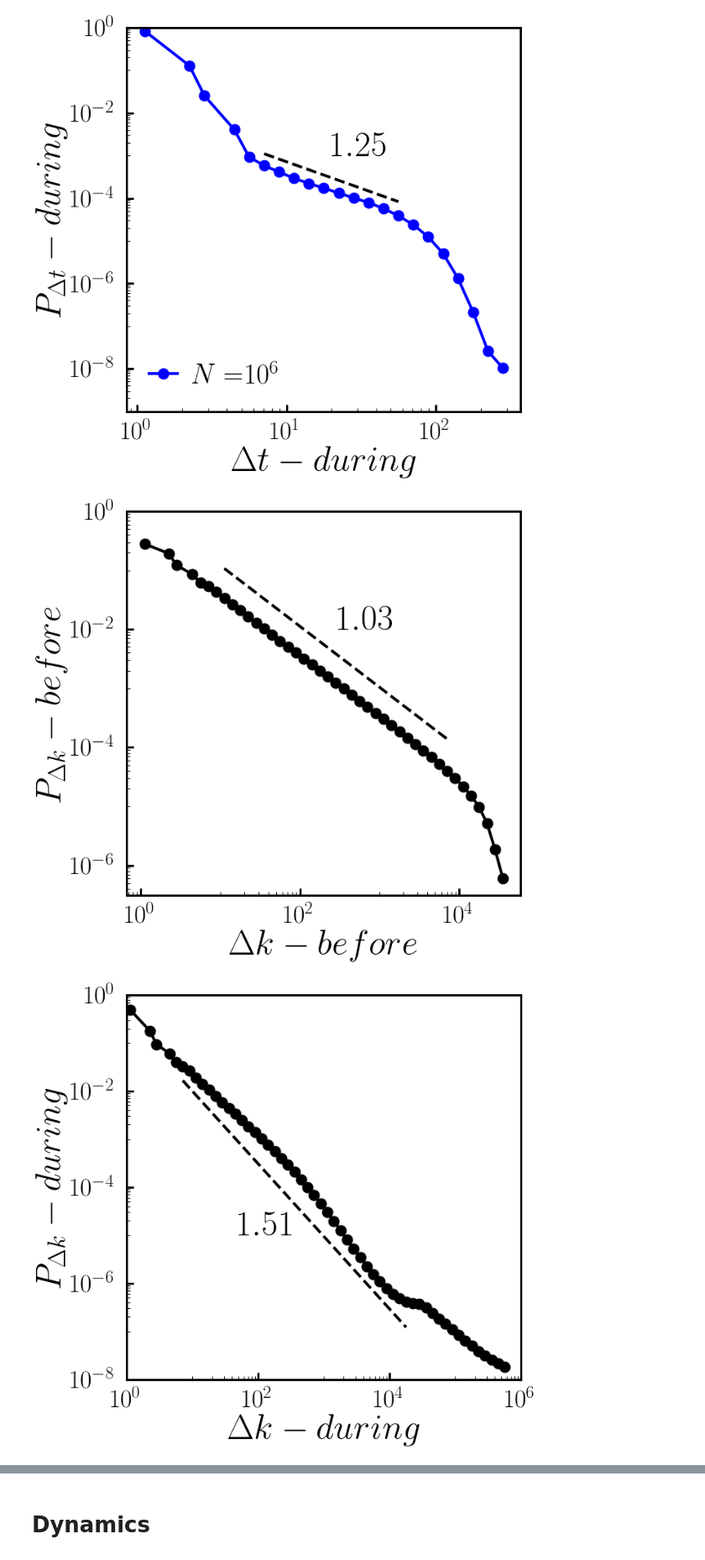
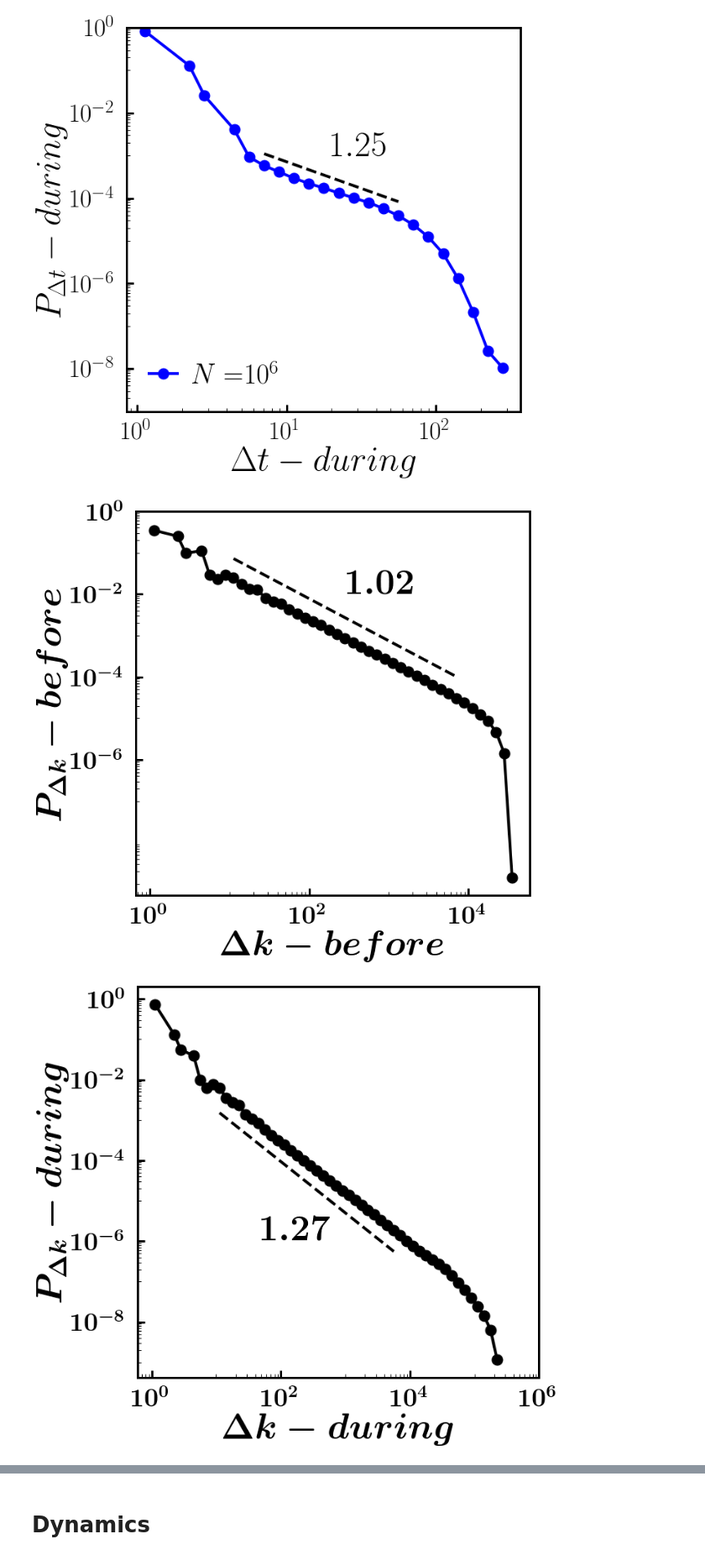
Before and after one commit to hoyunchoi/mBFW, a Jupyter notebook: main-plot.ipynb, the cells around one changed output, grey strips where cells are left out. Shown at 84% size. Cells and saved outputs as stored; diff of their text form; code cells hidden in the pictures.

```diff
--- a/main-plot.ipynb
+++ b/main-plot.ipynb
@@ -353,7 +350,7 @@ plt.show()
 _, ax = plt.subplots(figsize=(10,10))
 
 networkSize = 1280000
-acceptanceThreshold = 0.5
+acceptanceThreshold = 0.2
 
 # main plot
 delK, dist = deltaUpperBoundDistribution_before[networkSize, acceptanceThreshold]
@@ -383,48 +380,50 @@ ax.yaxis.set_minor_locator(minortick_y)
 ax.yaxis.set_minor_formatter(matplotlib.ticker.NullFormatter())
 
 # save and show
+# plt.savefig("../data/mBFW/figure/deltaUpperBound_before_0.5.pdf")
 plt.show()
 # %% [output]
-[figure, old version]
+[figure, new version]
 # %%
 _, ax = plt.subplots(figsize=(10,10))
 
 networkSize = 1280000
-acceptanceThreshold = 0.5
+acceptanceThreshold = 0.9
 
 # main plot
 delK, dist = deltaUpperBoundDistribution_during[networkSize, acceptanceThreshold]
 ax.plot(delK, dist, 'o-', color='black')
 
 # log fit
-fitX, fitY, alpha, residual = logFit(delK[5:40], dist[5:40], offset=0.5)
+fitX, fitY, alpha, residual = logFit(delK[7:35], dist[7:35], offset=0.5)
 ax.plot(fitX, fitY, 'k--')
-ax.text(5e1, 1e-5, latexBoldFloat(-1*alpha,2), fontsize=50)
+ax.text(5e1, 1e-6, latexBoldFloat(-1*alpha,2), fontsize=50)
 
 # main setting
 ax.set_xscale('log')
 ax.set_yscale('log')
 ax.set_xlabel(latexBoldString("\Delta k-during"))
 ax.set_ylabel(latexBoldString("P_{\Delta k}-during"))
-ax.set_xlim([1e0,1e6])
-ax.set_ylim([1e-8,1e0])
+# ax.set_xlim([1e0,1e6])
+# ax.set_ylim([1e-8,1e0])
 xtick = [1e0, 1e2, 1e4, 1e6]
 ytick = [1e-8, 1e-6,1e-4,1e-2,1e0]
 ax.set_xticks(xtick)
 ax.set_xticklabels(list_latexBoldSci(xtick))
 ax.set_yticks(ytick)
 ax.set_yticklabels(list_latexBoldSci(ytick))
 minortick_x = matplotlib.ticker.LogLocator(base=1e2, subs=np.arange(10,100,10))
 ax.xaxis.set_minor_locator(minortick_x)
 ax.xaxis.set_minor_formatter(matplotlib.ticker.NullFormatter())
 minortick_y = matplotlib.ticker.LogLocator(base=1e2, subs=np.arange(10,100,10))
 ax.yaxis.set_minor_locator(minortick_y)
 ax.yaxis.set_minor_formatter(matplotlib.ticker.NullFormatter())
 
 # save and show
+plt.savefig("../data/mBFW/figure/deltaUpperBound_during_0.9.pdf")
 plt.show()
 # %% [output]
-[figure, old version]
+[figure, new version]
 # %%
 _, ax = plt.subplots(figsize=(10,10))
 
```
Also changed, not shown: parts of 5 cells of this notebook, 4 other files.
